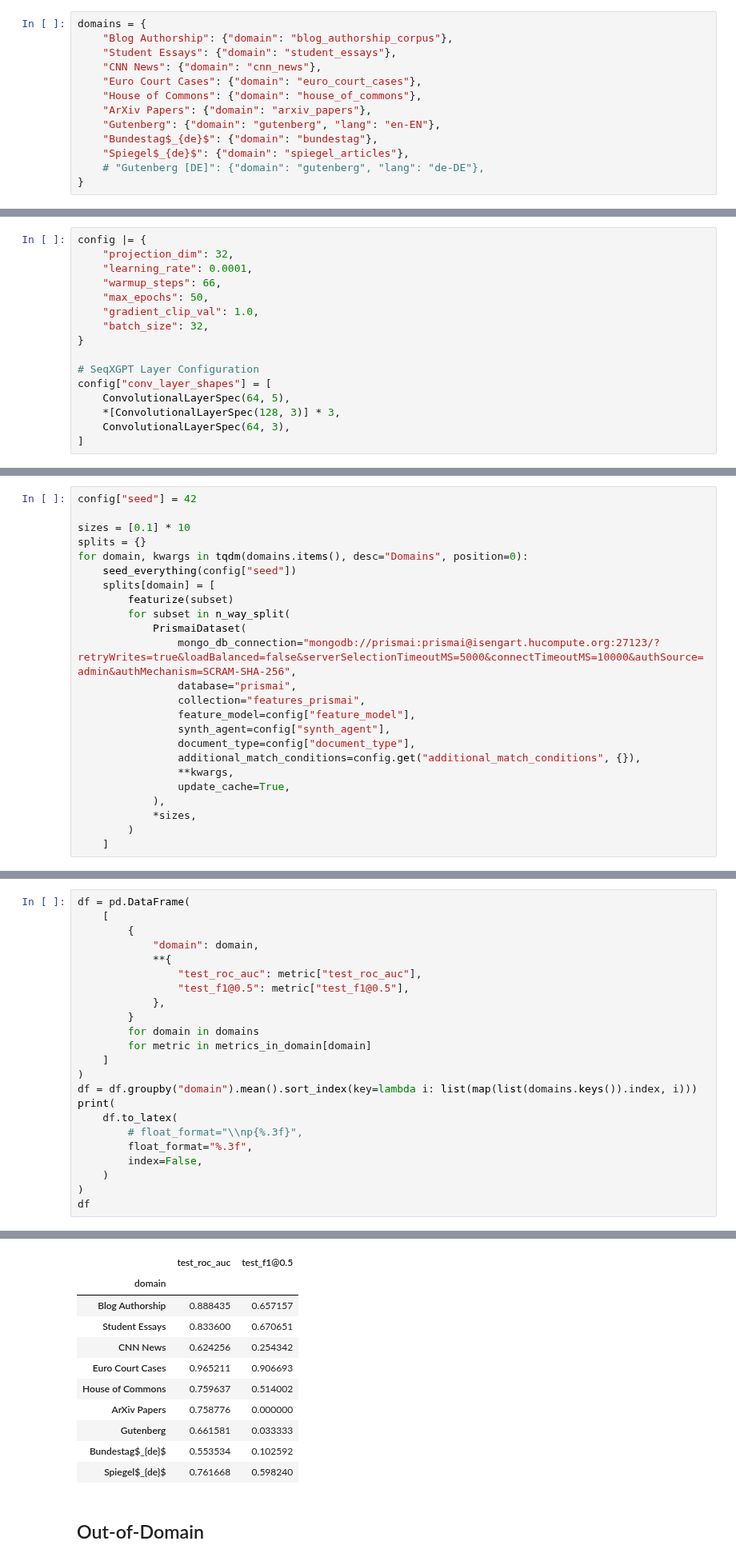
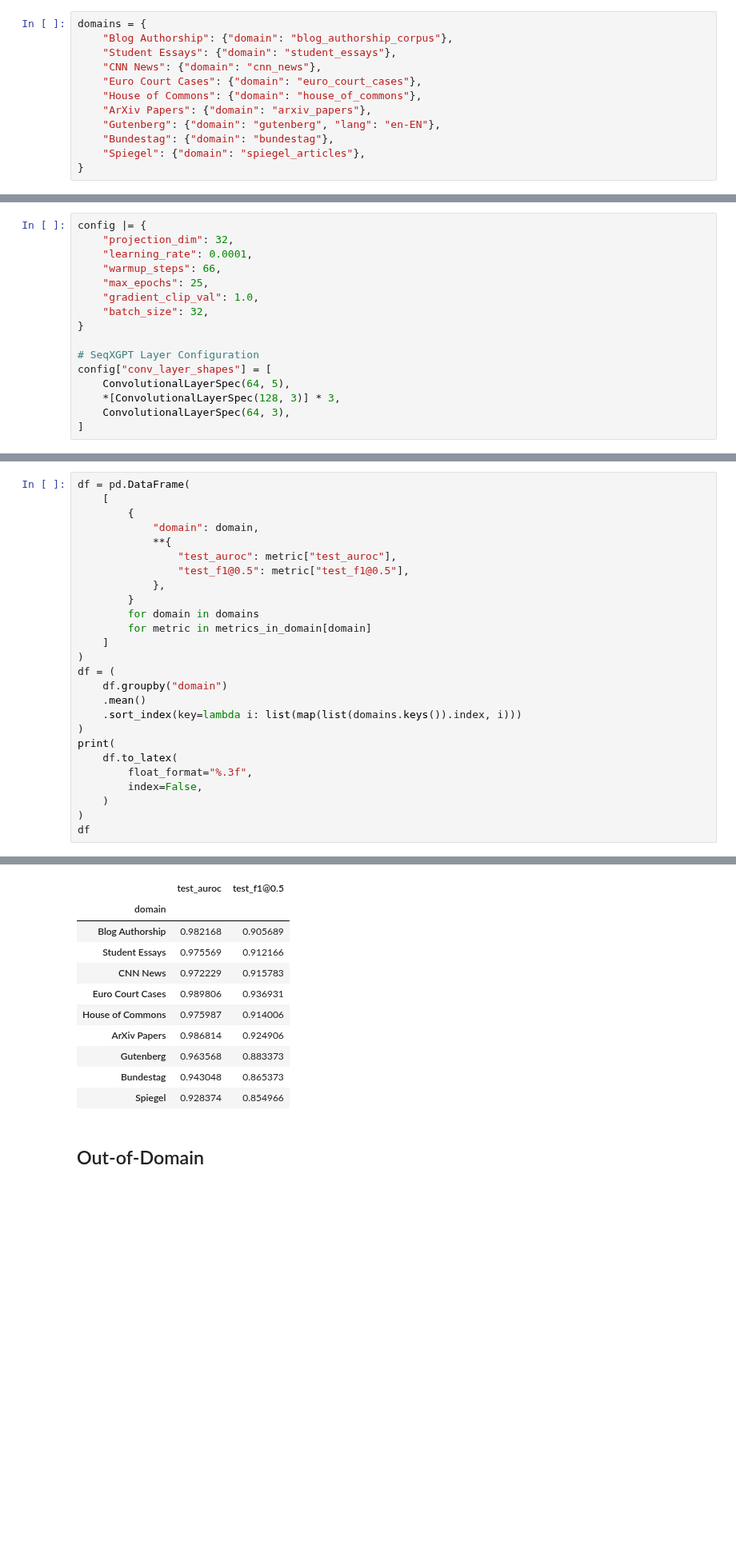
Before and after one commit to TheItCrOw/PrismAI, a Jupyter notebook: src/train_prismai_k_fold.ipynb, the cells around one changed output, grey strips where cells are left out. Shown at 80% size. Saved outputs shown, nothing was run; the diff lists cells and outputs as text; blank space fills up the shorter version.

```diff
--- a/src/train_prismai_k_fold.ipynb
+++ b/src/train_prismai_k_fold.ipynb
@@ -35,9 +30,8 @@ domains = {
     "House of Commons": {"domain": "house_of_commons"},
     "ArXiv Papers": {"domain": "arxiv_papers"},
     "Gutenberg": {"domain": "gutenberg", "lang": "en-EN"},
-    "Bundestag$_{de}$": {"domain": "bundestag"},
-    "Spiegel$_{de}$": {"domain": "spiegel_articles"},
-    # "Gutenberg [DE]": {"domain": "gutenberg", "lang": "de-DE"},
+    "Bundestag": {"domain": "bundestag"},
+    "Spiegel": {"domain": "spiegel_articles"},
 }
 # %%
 config = {
@@ -95,7 +99,7 @@ config |= {
     "projection_dim": 32,
     "learning_rate": 0.0001,
     "warmup_steps": 66,
-    "max_epochs": 50,
+    "max_epochs": 25,
     "gradient_clip_val": 1.0,
     "batch_size": 32,
 }
@@ -122,27 +126,3 @@ def get_dataloader(*dataset, **kwargs) -> PaddingDataloader:
         batch_size=config["batch_size"],
         **kwargs,
     )
-# %%
-config["seed"] = 42
-
-sizes = [0.1] * 10
-splits = {}
-for domain, kwargs in tqdm(domains.items(), desc="Domains", position=0):
-    seed_everything(config["seed"])
-    splits[domain] = [
-        featurize(subset)
-        for subset in n_way_split(
-            PrismaiDataset(
-                mongo_db_connection="mongodb://prismai:prismai@isengart.hucompute.org:27123/?retryWrites=true&loadBalanced=false&serverSelectionTimeoutMS=5000&connectTimeoutMS=10000&authSource=admin&authMechanism=SCRAM-SHA-256",
-                database="prismai",
-                collection="features_prismai",
-                feature_model=config["feature_model"],
-                synth_agent=config["synth_agent"],
-                document_type=config["document_type"],
-                additional_match_conditions=config.get("additional_match_conditions", {}),
-                **kwargs,
-                update_cache=True,
-            ),
-            *sizes,
-        )
-    ]
@@ -323,7 +188,7 @@ df = pd.DataFrame(
         {
             "domain": domain,
             **{
-                "test_roc_auc": metric["test_roc_auc"],
+                "test_auroc": metric["test_auroc"],
                 "test_f1@0.5": metric["test_f1@0.5"],
             },
         }
@@ -331,10 +196,13 @@ df = pd.DataFrame(
         for metric in metrics_in_domain[domain]
     ]
 )
-df = df.groupby("domain").mean().sort_index(key=lambda i: list(map(list(domains.keys()).index, i)))
+df = (
+    df.groupby("domain")
+    .mean()
+    .sort_index(key=lambda i: list(map(list(domains.keys()).index, i)))
+)
 print(
     df.to_latex(
-        # float_format="\\np{%.3f}",
         float_format="%.3f",
         index=False,
     )
@@ -357,16 +225,16 @@ test_roc_auc & test_f1@0.5 \\
 \bottomrule
 \end{tabular}
-|  | test_roc_auc | test_f1@0.5 |
+|  | test_auroc | test_f1@0.5 |
 | domain |  |  |
-| Blog Authorship | 0.888435 | 0.657157 |
-| Student Essays | 0.833600 | 0.670651 |
-| CNN News | 0.624256 | 0.254342 |
-| Euro Court Cases | 0.965211 | 0.906693 |
-| House of Commons | 0.759637 | 0.514002 |
-| ArXiv Papers | 0.758776 | 0.000000 |
-| Gutenberg | 0.661581 | 0.033333 |
-| Bundestag$_{de}$ | 0.553534 | 0.102592 |
-| Spiegel$_{de}$ | 0.761668 | 0.598240 |
+| Blog Authorship | 0.982168 | 0.905689 |
+| Student Essays | 0.975569 | 0.912166 |
+| CNN News | 0.972229 | 0.915783 |
+| Euro Court Cases | 0.989806 | 0.936931 |
+| House of Commons | 0.975987 | 0.914006 |
+| ArXiv Papers | 0.986814 | 0.924906 |
+| Gutenberg | 0.963568 | 0.883373 |
+| Bundestag | 0.943048 | 0.865373 |
+| Spiegel | 0.928374 | 0.854966 |
 # %% [markdown]
 ## Out-of-Domain
 # %%
```
Also changed, not shown: parts of 10 cells of this notebook.
